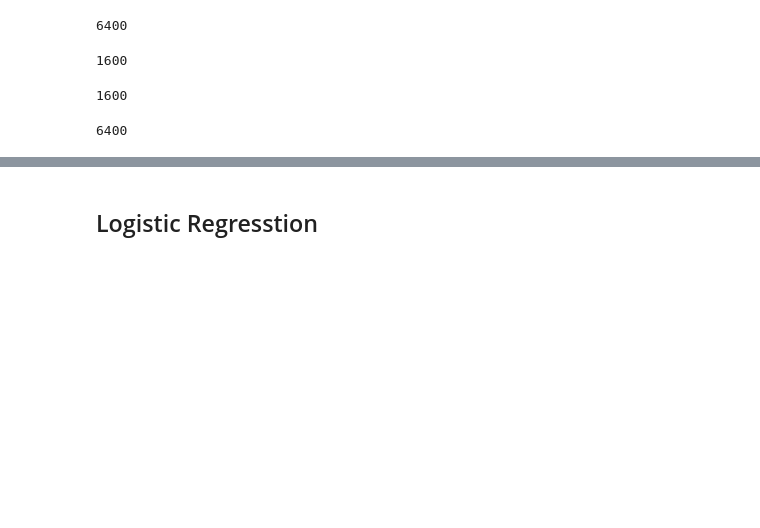
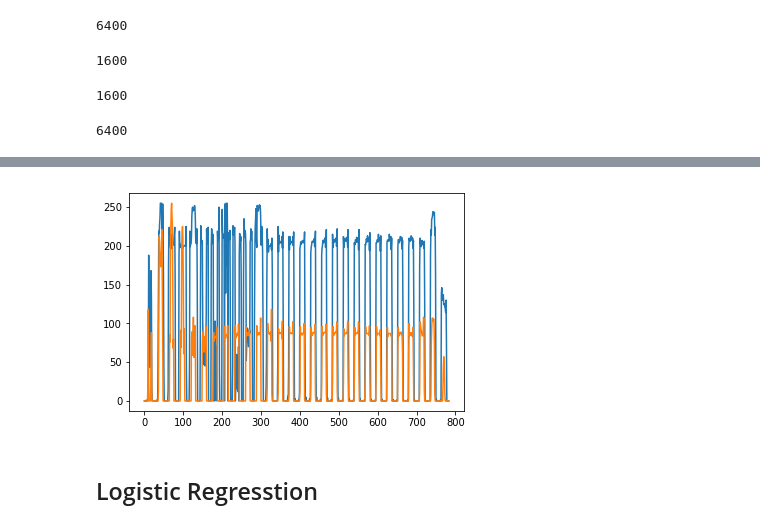
Before and after one commit to Prady96/midas_i_ch, a Jupyter notebook: pickle_computer_vision.ipynb, the cells around one changed output, grey strips where cells are left out. Drawn from its saved outputs; the diff is of its cells as text; code cells hidden in the pictures; blank space fills up the shorter version.

```diff
--- a/pickle_computer_vision.ipynb
+++ b/pickle_computer_vision.ipynb
@@ -122,3 +143,8 @@ len(y_train)
+# %%
+for i in range(2):
+    x = plt.plot(train_data[i])
+# %% [output]
+[figure, added]
 # %% [markdown]
 ## Logistic Regresstion
 # %%
```
Also changed, not shown: parts of 48 cells of this notebook.
